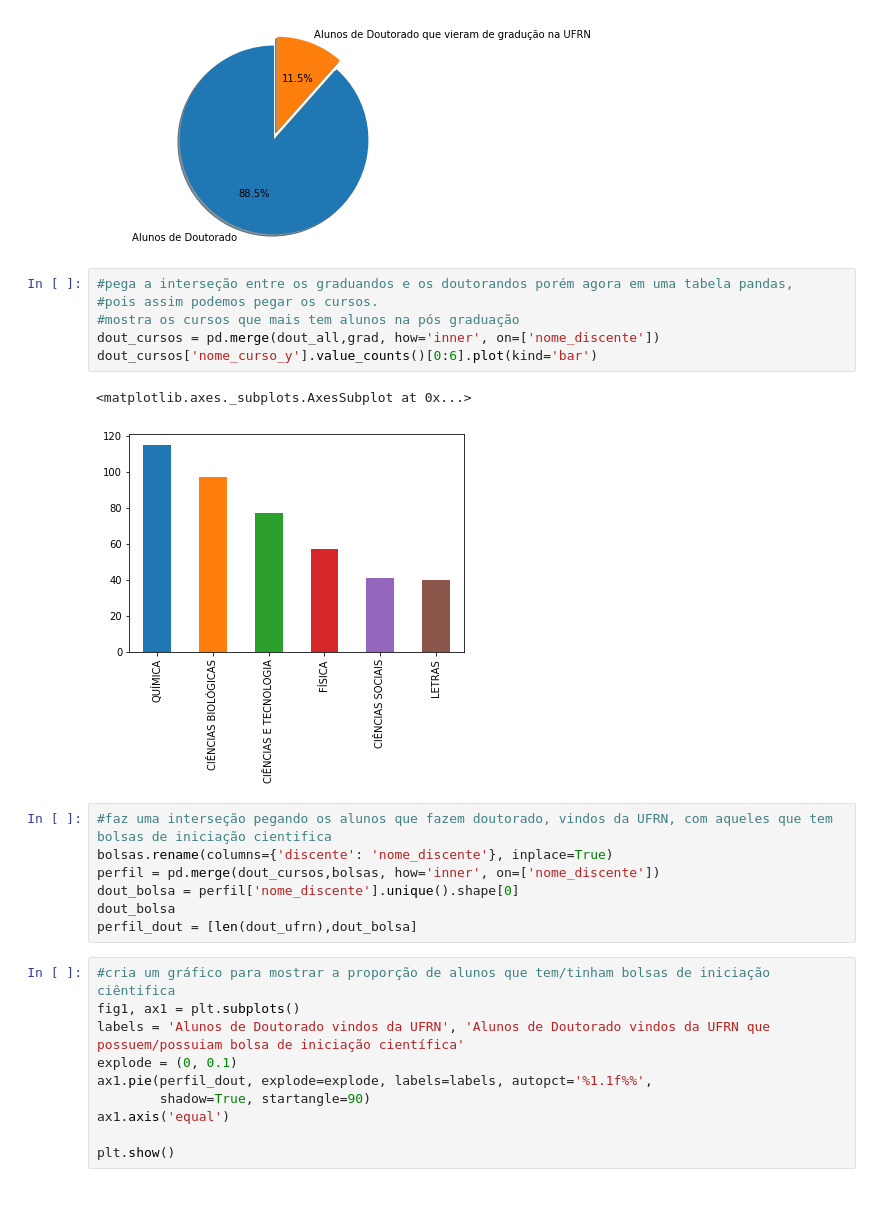
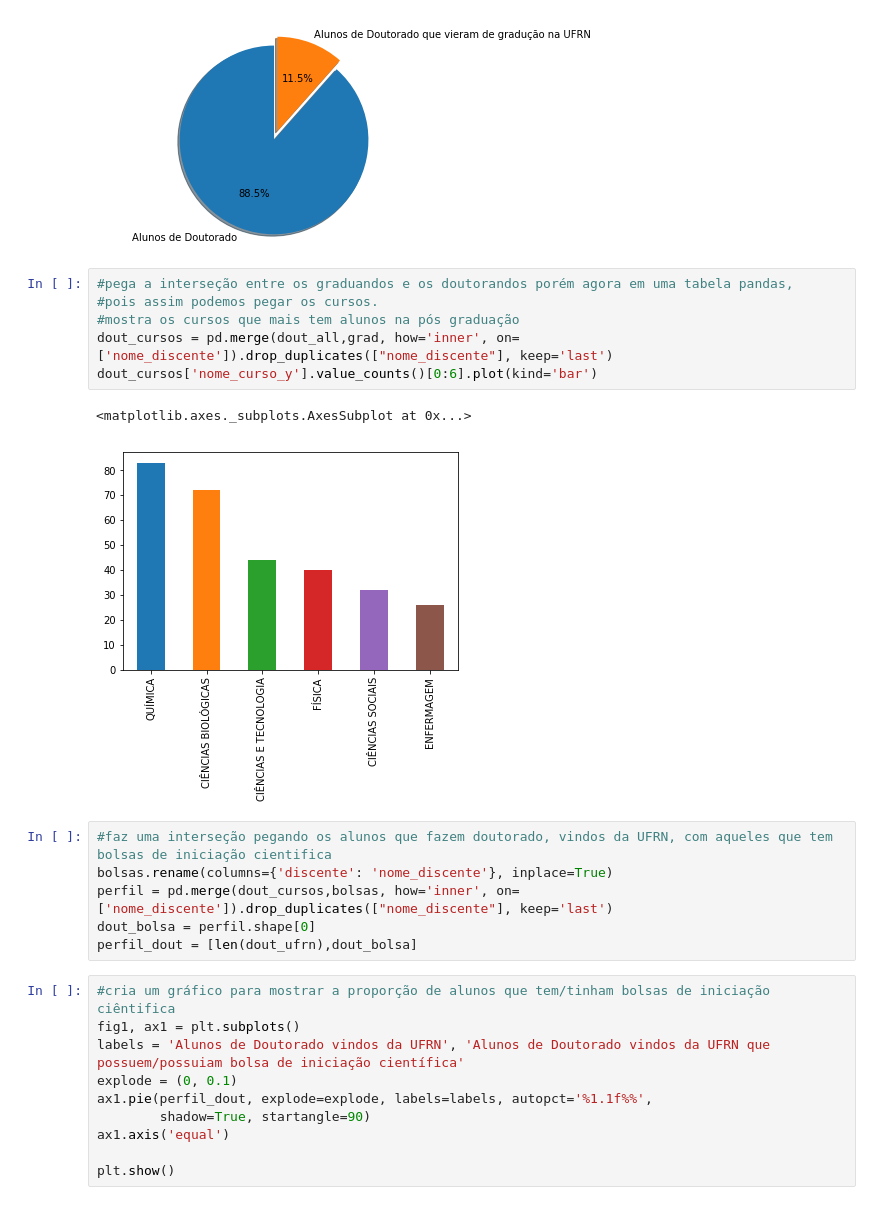
Before and after one commit to jeowf/pos-ufrn, a Jupyter notebook: Trabalho_Unidade_2.ipynb, the cells around one changed output. Drawn from its saved outputs; the diff is of its cells as text.

```diff
--- a/Trabalho_Unidade_2.ipynb
+++ b/Trabalho_Unidade_2.ipynb
@@ -82,18 +82,17 @@ plt.show()
 # %%
 #pega a interseção entre os graduandos e os doutorandos porém agora em uma tabela pandas,
 #pois assim podemos pegar os cursos.
 #mostra os cursos que mais tem alunos na pós graduação
-dout_cursos = pd.merge(dout_all,grad, how='inner', on=['nome_discente'])
+dout_cursos = pd.merge(dout_all,grad, how='inner', on=['nome_discente']).drop_duplicates(["nome_discente"], keep='last')
 dout_cursos['nome_curso_y'].value_counts()[0:6].plot(kind='bar')
 # %% [output]
 <matplotlib.axes._subplots.AxesSubplot at 0x...>
-[figure, old version]
+[figure, new version]
 # %%
 #faz uma interseção pegando os alunos que fazem doutorado, vindos da UFRN, com aqueles que tem bolsas de iniciação cientifica
 bolsas.rename(columns={'discente': 'nome_discente'}, inplace=True)
-perfil = pd.merge(dout_cursos,bolsas, how='inner', on=['nome_discente'])
-dout_bolsa = perfil['nome_discente'].unique().shape[0]
-dout_bolsa
+perfil = pd.merge(dout_cursos,bolsas, how='inner', on=['nome_discente']).drop_duplicates(["nome_discente"], keep='last')
+dout_bolsa = perfil.shape[0]
 perfil_dout = [len(dout_ufrn),dout_bolsa]
 # %%
 #cria um gráfico para mostrar a proporção de alunos que tem/tinham bolsas de iniciação ciêntifica
```
